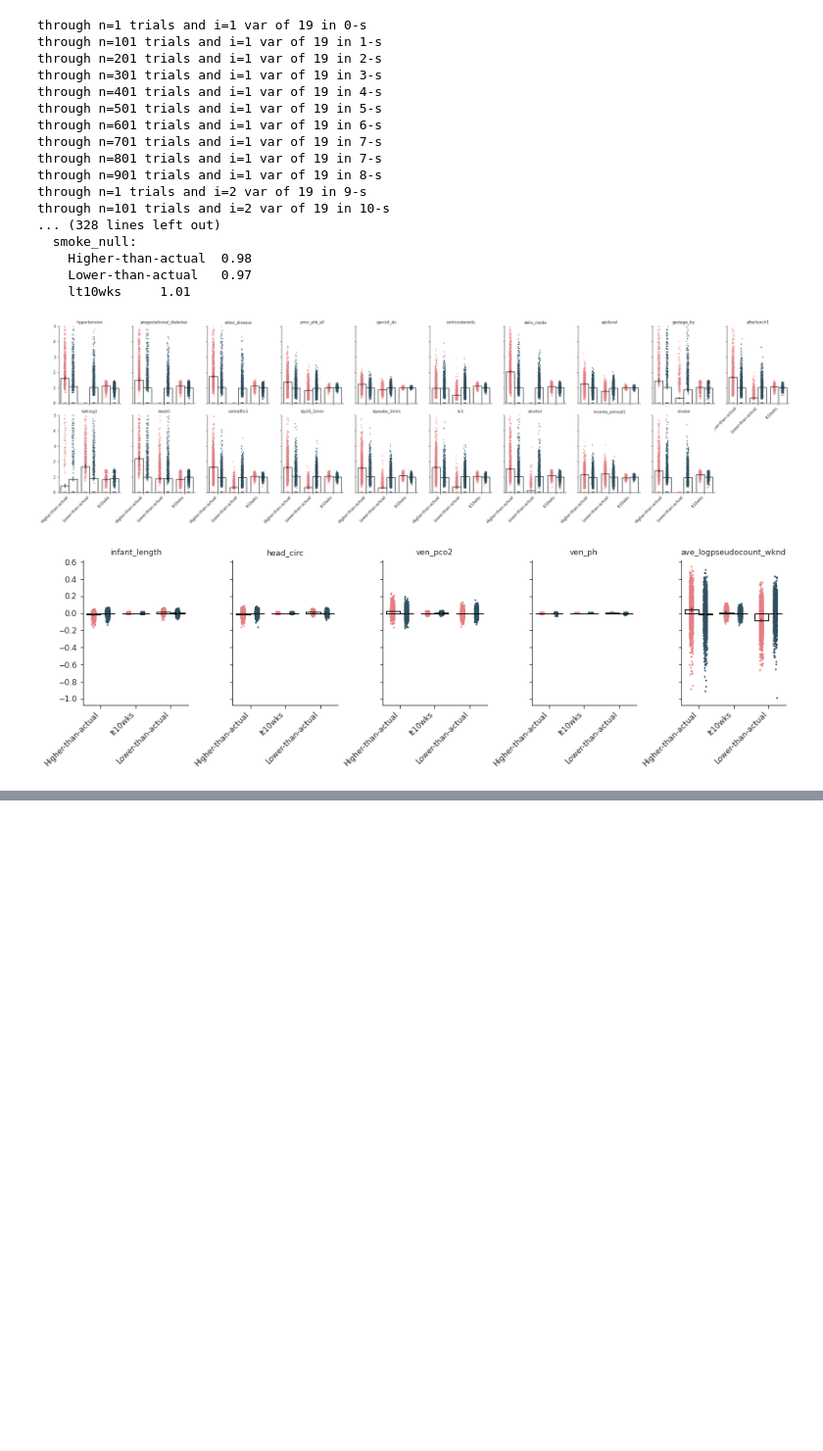
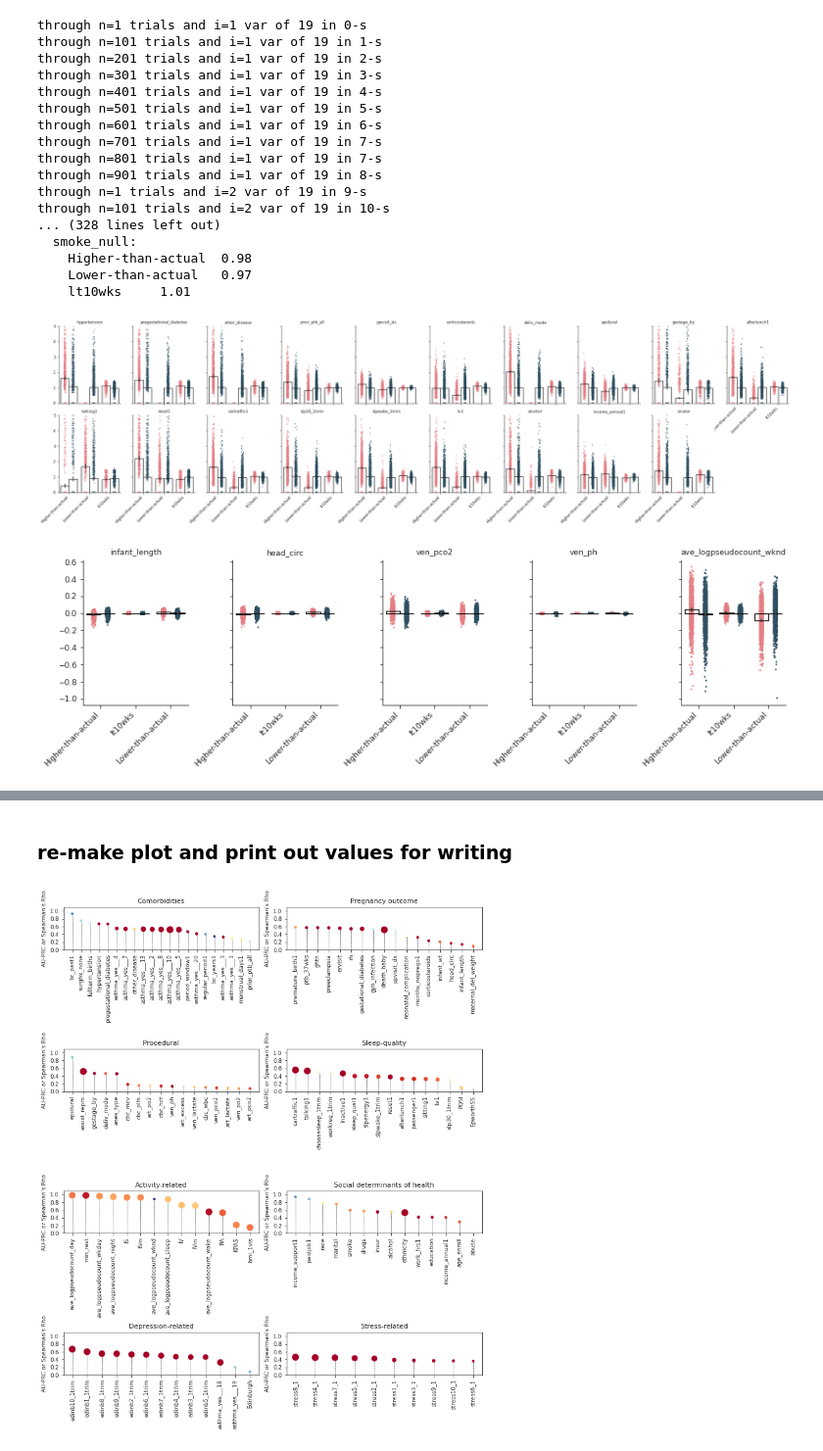
Before and after one commit to nealgravindra/wearables, a Jupyter notebook: notebooks/eval_error_analysis.ipynb, the cells around one changed output, grey strips where cells are left out. Shown at 98% size. Saved outputs shown, nothing was run; the diff lists cells and outputs as text; code cells hidden in the pictures; blank space fills up the shorter version.

```diff
--- a/notebooks/eval_error_analysis.ipynb
+++ b/notebooks/eval_error_analysis.ipynb
@@ -1290,0 +1314,3 @@ g.savefig(os.path.join(pfp, 'barplots_sigvar_cont_permtests.pdf'), bbox_inches='
+# %%
+def range_scale(x, min_target=100, max_target=300):
+    return ((x - np.min(x)) / (np.max(x) - np.min(x)))*(max_target - min_target) + min_target
@@ -1290,0 +1458,15 @@ g.savefig(os.path.join(pfp, 'barplots_sigvar_cont_permtests.pdf'), bbox_inches='
+# %%
+## kruskala wallis per var and later bonferonni
+print('Across group comparison and btw higher and normal and lower and normal pvals:')
+n = len(res_cat.keys())
+print('  n={} comparisons'.format(n))
+for k in res_cat.keys():
+    stat, p = kruskal(*[res_cat[k][kk] for kk in res_cat[k].keys()])
+    stat_hvn, p_hvn = ttest_ind(res_cat[k]['Higher-than-actual'], res_cat[k]['lt10wks'])
+    stat_lvn, p_lvn = ttest_ind(res_cat[k]['Lower-than-actual'], res_cat[k]['lt10wks'])
+
+    p = p*n
+    p_hvn = p_hvn*2*n
+    p_lvn = p_lvn*2*n
+
+    print(f"{k}\tGroup P: {p:.2e}{p_encoder(p_lvn)}\tp_high_v_norm: {p_hvn:.2e}{p_encoder(p_hvn)}\tp_low_v_norm: {p_lvn:.2e}{p_encoder(p_lvn)}")
@@ -1290,0 +1491,43 @@ g.savefig(os.path.join(pfp, 'barplots_sigvar_cont_permtests.pdf'), bbox_inches='
+# %% [markdown]
+### re-make plot and print out values for writing
+# %%
+# regen plot
+resknn10 = loadpkl(os.path.join(pfp, 'md_predictability_knn_10wk.pkl'))
+moi = wearutils.metric_list(resknn10, mdpred_voi, top1=True) #, clf_metric='balanced_acc')
+
+dt = pd.Series(md_node_annotation).reset_index().rename(columns={'index':'var', 0:'cat'})
+dt['cat'].value_counts()
+dt = dt.merge(pd.DataFrame(pd.DataFrame(moi).T.rename(columns={k:v for k,v in zip(list(range(3)), ['-log10P', 'AU-PRC', 'AU-PRC (%-diff)'])})),
+         left_on='var', right_index=True, how='left')
+# actually, not the right name in the columns
+dt = dt.rename(columns={'AU-PRC': 'AU-PRC or Rho', 'AU-PRC (%-diff)': '%-diff or MAPE'})
+
+# re-rank
+dtt = pd.DataFrame(columns=dt.columns)
+for cat in dt.value_counts('cat').index:
+    dtt = dtt.append(dt.loc[dt['cat']==cat, :].sort_values(by='AU-PRC or Rho', ascending=False), ignore_index=True)
+dt = dtt
+del dtt
+dtt = dt.loc[dt['cat']==cat, :]
+x, y, c = dtt['var'], dtt['AU-PRC or Rho'], dtt['%-diff or MAPE']
+
+# seperate per grp
+fig = plt.figure(figsize=(10, 12))
+for i, cat in enumerate(dt['cat'].unique()):
+    ax = fig.add_subplot(4, 2, i+1)
+    dtt = dt.loc[dt['cat']==cat, :]
+    x, y, c = dtt['var'], dtt['AU-PRC or Rho'], dtt['%-diff or MAPE']
+    im = ax.scatter(x, y, c=c, s=range_scale(c, min_target=10, max_target=100), vmin=0, vmax=1, cmap='RdYlBu_r')
+    for ii in range(len(x)):
+        ax.plot([x.iloc[ii], x.iloc[ii]], [0, y.iloc[ii]], 'k--', linewidth=0.5, zorder=0)
+    ax.set_xticklabels(x, rotation=90)
+#     fig.colorbar(im, ax=ax, label='%-diff or MAPE')
+    ax.set_ylabel("AU-PRC or Spearman's Rho")
+    ax.set_ylim([0, 1.1])
+    ax.set_yticks([0, 0.2, 0.4, 0.6, 0.8, 1])
+    ax.set_title(cat)
+fig.tight_layout()
+if savefigs:
+    fig.savefig(os.path.join(pfp, 'barplot_AUPRC-RhoVvars_by_cat_2.pdf'), bbox_inches='tight')
+# %% [output]
+[figure, added]
```
Also changed, not shown: parts of 16 cells of this notebook.
